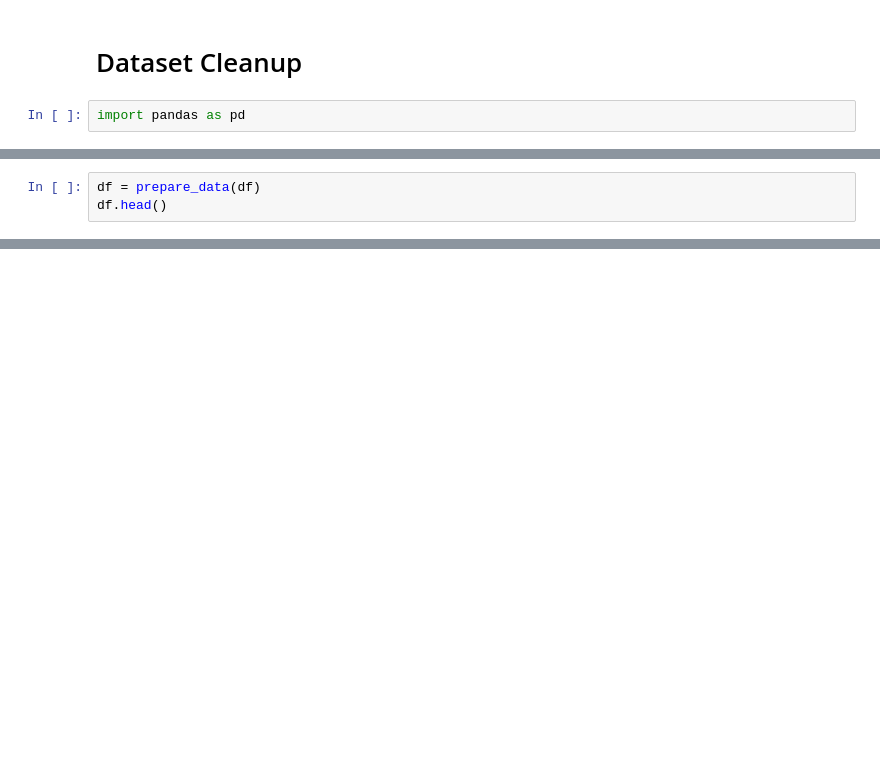
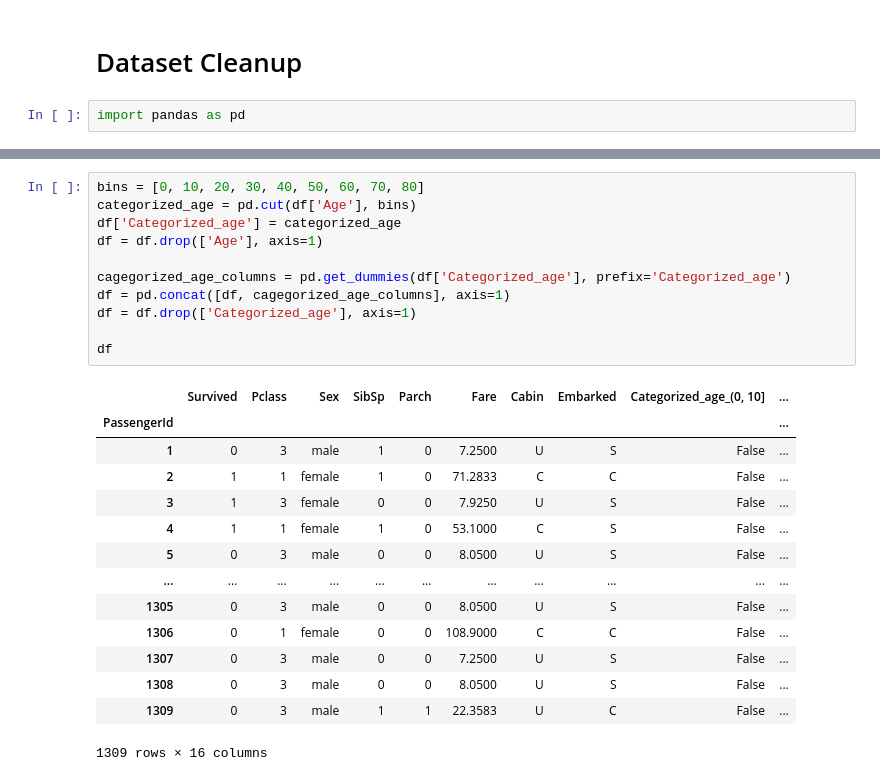
Before and after one commit to sibprogrammer/kaggle, a Jupyter notebook: titanic/cleanup.ipynb, the cells around one changed output, grey strips where cells are left out. Saved outputs shown, nothing was run; the diff lists cells and outputs as text; blank space fills up the shorter version.

```diff
--- a/titanic/cleanup.ipynb
+++ b/titanic/cleanup.ipynb
@@ -76,3 +40,0 @@ def prepare_data(df):
-# %%
-df = prepare_data(df)
-df.head()
@@ -87,0 +66,26 @@ df.head()
+# %%
+bins = [0, 10, 20, 30, 40, 50, 60, 70, 80]
+categorized_age = pd.cut(df['Age'], bins)
+df['Categorized_age'] = categorized_age
+df = df.drop(['Age'], axis=1)
+
+cagegorized_age_columns = pd.get_dummies(df['Categorized_age'], prefix='Categorized_age')
+df = pd.concat([df, cagegorized_age_columns], axis=1)
+df = df.drop(['Categorized_age'], axis=1)
+
+df
+# %% [output]
+|  | Survived | Pclass | Sex | SibSp | Parch | Fare | Cabin | Embarked | Categorized_age_(0, 10] | ... |
+| PassengerId |  |  |  |  |  |  |  |  |  | ... |
+| 1 | 0 | 3 | male | 1 | 0 | 7.2500 | U | S | False | ... |
+| 2 | 1 | 1 | female | 1 | 0 | 71.2833 | C | C | False | ... |
+| 3 | 1 | 3 | female | 0 | 0 | 7.9250 | U | S | False | ... |
+| 4 | 1 | 1 | female | 1 | 0 | 53.1000 | C | S | False | ... |
+| 5 | 0 | 3 | male | 0 | 0 | 8.0500 | U | S | False | ... |
+| ... | ... | ... | ... | ... | ... | ... | ... | ... | ... | ... |
+| 1305 | 0 | 3 | male | 0 | 0 | 8.0500 | U | S | False | ... |
+| 1306 | 0 | 1 | female | 0 | 0 | 108.9000 | C | C | False | ... |
+| 1307 | 0 | 3 | male | 0 | 0 | 7.2500 | U | S | False | ... |
+| 1308 | 0 | 3 | male | 0 | 0 | 8.0500 | U | S | False | ... |
+| 1309 | 0 | 3 | male | 1 | 1 | 22.3583 | U | C | False | ... |
+1309 rows × 16 columns
```
Also changed, not shown: parts of 14 cells of this notebook, 1 other file.
